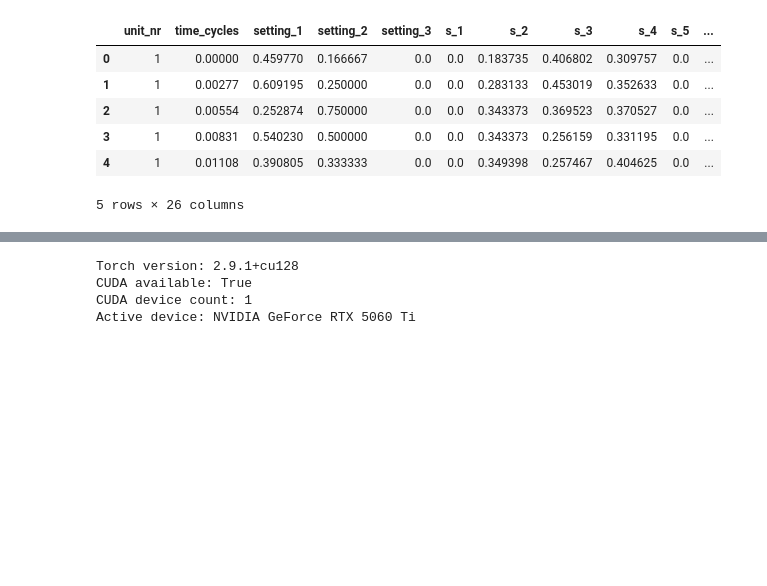
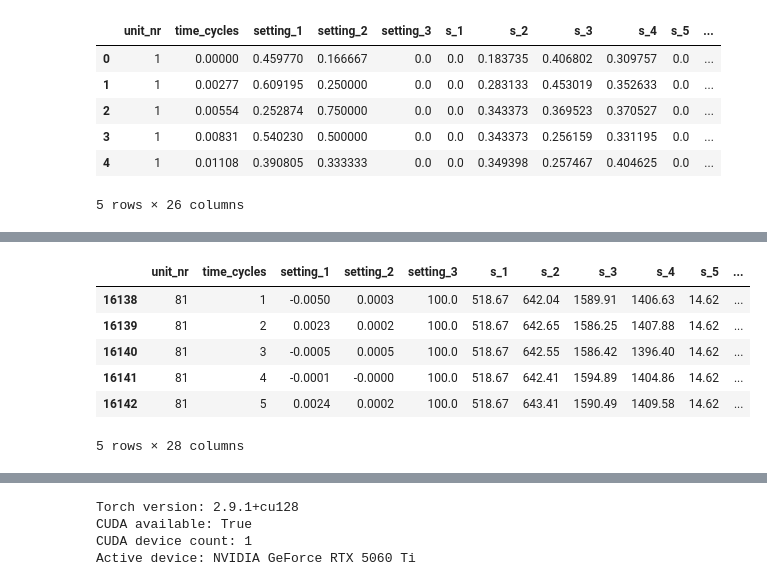
Before and after one commit to liminm/rul-lstm-prediction, a Jupyter notebook: nasa_jet_engine_predictive_maintenance.ipynb, the cells around one changed output, grey strips where cells are left out. Cells and saved outputs as stored; diff of their text form; code cells hidden in the pictures; blank space fills up the shorter version.

```diff
--- a/nasa_jet_engine_predictive_maintenance.ipynb
+++ b/nasa_jet_engine_predictive_maintenance.ipynb
@@ -44,6 +43,3 @@ Training data shape: (20631, 26)
 | 3 | 1 | 4 | 0.0007 | 0.0000 | 100.0 | 518.67 | 642.35 | 1582.79 | 1401.87 | 14.62 | ... |
 | 4 | 1 | 5 | -0.0019 | -0.0002 | 100.0 | 518.67 | 642.37 | 1582.85 | 1406.22 | 14.62 | ... |
 5 rows × 26 columns
-# %%
-setting_names = train_df.columns.to_list()
-setting_names
@@ -103,6 +80,6 @@ train_t.head()
 # %%
-train_df_merged = train_df.merge(max_cycle_df, left_on='unit_nr', right_index=True)
-train_df_merged.head(200)
+data_df = data_df.merge(max_cycle_df, left_on='unit_nr', right_index=True)
+data_df.head()
 # %% [output]
 |  | unit_nr | time_cycles | setting_1 | setting_2 | setting_3 | s_1 | s_2 | s_3 | s_4 | s_5 | ... |
 | 0 | 1 | 1 | -0.0007 | -0.0004 | 100.0 | 518.67 | 641.82 | 1589.70 | 1400.60 | 14.62 | ... |
@@ -120,8 +91,8 @@ train_df_merged.head(200)
 # %%
-train_df_merged['RUL'] = (
-    train_df_merged['max_cycle'] - train_df_merged['time_cycles']
+data_df['RUL'] = (
+    data_df['max_cycle'] - data_df['time_cycles']
 )
-train_df_merged.head()
+data_df.head()
 # %% [output]
 |  | unit_nr | time_cycles | setting_1 | setting_2 | setting_3 | s_1 | s_2 | s_3 | s_4 | s_5 | ... |
 | 0 | 1 | 1 | -0.0007 | -0.0004 | 100.0 | 518.67 | 641.82 | 1589.70 | 1400.60 | 14.62 | ... |
@@ -289,0 +320,16 @@ for unit_id in engine_ids:
+# %%
+filtered_X_train = train_df_scaled[train_df_scaled['unit_nr'].isin(train_ids)]
+filtered_X_test = train_df_scaled[train_df_scaled['unit_nr'].isin(test_ids)]
+
+filtered_Y_train = train_df_merged[train_df_merged['unit_nr'].isin(train_ids)]
+filtered_Y_test = train_df_merged[train_df_merged['unit_nr'].isin(test_ids)]
+
+filtered_Y_test.head()
+# %% [output]
+|  | unit_nr | time_cycles | setting_1 | setting_2 | setting_3 | s_1 | s_2 | s_3 | s_4 | s_5 | ... |
+| 16138 | 81 | 1 | -0.0050 | 0.0003 | 100.0 | 518.67 | 642.04 | 1589.91 | 1406.63 | 14.62 | ... |
+| 16139 | 81 | 2 | 0.0023 | 0.0002 | 100.0 | 518.67 | 642.65 | 1586.25 | 1407.88 | 14.62 | ... |
+| 16140 | 81 | 3 | -0.0005 | 0.0005 | 100.0 | 518.67 | 642.55 | 1586.42 | 1396.40 | 14.62 | ... |
+| 16141 | 81 | 4 | -0.0001 | -0.0000 | 100.0 | 518.67 | 642.41 | 1594.89 | 1404.86 | 14.62 | ... |
+| 16142 | 81 | 5 | 0.0024 | 0.0002 | 100.0 | 518.67 | 643.41 | 1590.49 | 1409.58 | 14.62 | ... |
+5 rows × 28 columns
```
Also changed, not shown: parts of 26 cells of this notebook.
